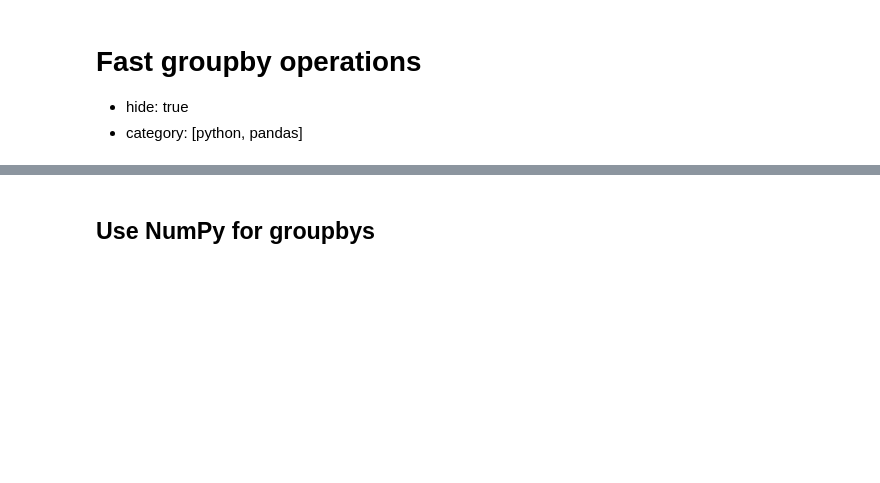
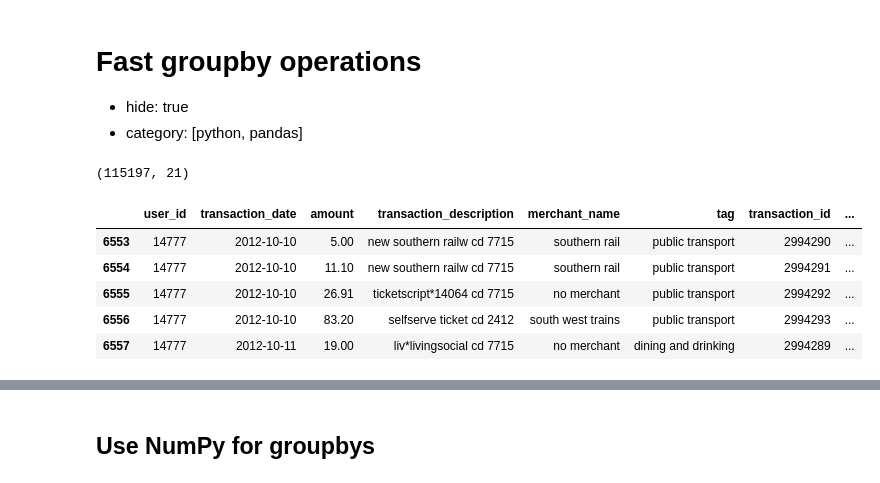
Before and after one commit to fabiangunzinger/blog, a Jupyter notebook: _notebooks/3020-10-13-fast-groupby.ipynb, the cells around one changed output, grey strips where cells are left out. Saved outputs shown, nothing was run; the diff lists cells and outputs as text; code cells hidden in the pictures; blank space fills up the shorter version.

```diff
--- a/_notebooks/3020-10-13-fast-groupby.ipynb
+++ b/_notebooks/3020-10-13-fast-groupby.ipynb
@@ -9,3 +9,16 @@ from imports import *
 %config InlineBackend.figure_format = 'retina'
 %load_ext autoreload
 %autoreload 2
+# %%
+path = '/Users/fgu/tmp/data_777.parquet'
+df = pd.read_parquet(path)
+print(df.shape)
+df.head()
+# %% [output]
+(115197, 21)
+|  | user_id | transaction_date | amount | transaction_description | merchant_name | tag | transaction_id | ... |
+| 6553 | 14777 | 2012-10-10 | 5.00 | new southern railw cd 7715 | southern rail | public transport | 2994290 | ... |
+| 6554 | 14777 | 2012-10-10 | 11.10 | new southern railw cd 7715 | southern rail | public transport | 2994291 | ... |
+| 6555 | 14777 | 2012-10-10 | 26.91 | ticketscript*14064 cd 7715 | no merchant | public transport | 2994292 | ... |
+| 6556 | 14777 | 2012-10-10 | 83.20 | selfserve ticket cd 2412 | south west trains | public transport | 2994293 | ... |
+| 6557 | 14777 | 2012-10-11 | 19.00 | liv*livingsocial cd 7715 | no merchant | dining and drinking | 2994289 | ... |
```
Also changed, not shown: parts of 17 cells of this notebook, 1 other file.
